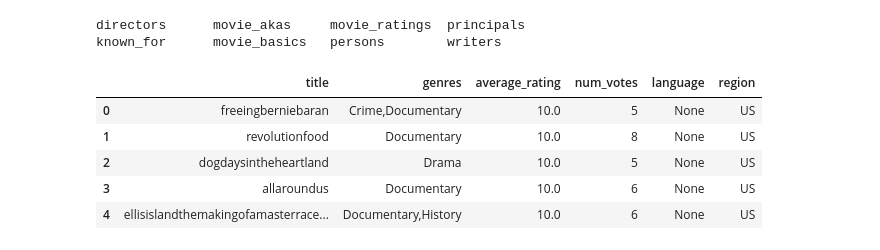
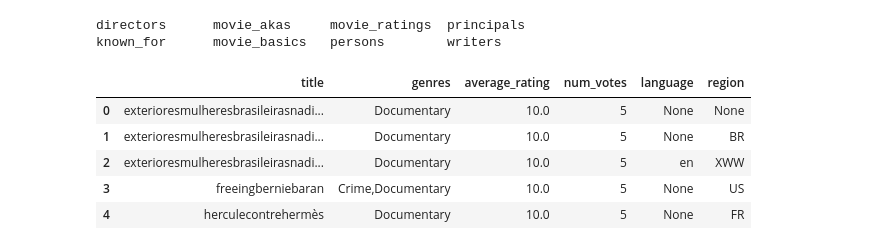
Before and after one commit to mastergrumpus/movie_analysis, a Jupyter notebook: movie_analysis.ipynb, the cells around one changed output. Drawn from its saved outputs; the diff is of its cells as text; code cells hidden in the pictures.

```diff
--- a/movie_analysis.ipynb
+++ b/movie_analysis.ipynb
@@ -78,34 +89,33 @@ known_for      movie_basics   persons        writers
 # %%
 #Created a query that extracted the necessary information from the im.db file
 review_query = """
     SELECT movie_basics.primary_title AS title, movie_basics.genres AS genres,
     movie_ratings.averagerating AS average_rating, movie_ratings.numvotes AS num_votes,
     movie_akas.language AS language, movie_akas.region AS region
     FROM movie_basics
     JOIN movie_ratings
         ON movie_basics.movie_id = movie_ratings.movie_id
     JOIN movie_akas
         ON movie_basics.movie_id = movie_akas.movie_id
-    WHERE num_votes >= 5 AND region = 'US'
     ORDER BY movie_ratings.averagerating DESC
 """
 #Removed WHERE language = 'en' because there is an enormous amount of missing data
 
 #Converted SQL query to Pandas Dataframe
 df_reviews = pd.read_sql(review_query, cast)
 
 #Removed all special characters from titles and made them all lower case to increase chances of matching other similar values in other databases
 df_reviews['title'].replace(to_replace=spec_char, value='', regex=True, inplace=True)
 df_reviews['title'].replace(to_replace=' ', value='', regex=True, inplace=True)
 df_reviews['title'] = df_reviews['title'].str.lower()
 
 #Replaced NaNs in genres column with a placeholder string so it can be iterable when converted to a dictionary
 df_reviews['genres'] = df_reviews['genres'].fillna('Unknown')
 df_reviews.head()
 # %% [output]
 |  | title | genres | average_rating | num_votes | language | region |
-| 0 | freeingberniebaran | Crime,Documentary | 10.0 | 5 | None | US |
-| 1 | revolutionfood | Documentary | 10.0 | 8 | None | US |
-| 2 | dogdaysintheheartland | Drama | 10.0 | 5 | None | US |
-| 3 | allaroundus | Documentary | 10.0 | 6 | None | US |
-| 4 | ellisislandthemakingofamasterrace... | Documentary,History | 10.0 | 6 | None | US |
+| 0 | exterioresmulheresbrasileirasnadi... | Documentary | 10.0 | 5 | None | None |
+| 1 | exterioresmulheresbrasileirasnadi... | Documentary | 10.0 | 5 | None | BR |
+| 2 | exterioresmulheresbrasileirasnadi... | Documentary | 10.0 | 5 | en | XWW |
+| 3 | freeingberniebaran | Crime,Documentary | 10.0 | 5 | None | US |
+| 4 | herculecontrehermès | Documentary | 10.0 | 5 | None | FR |
```
Also changed, not shown: parts of 13 cells of this notebook.
